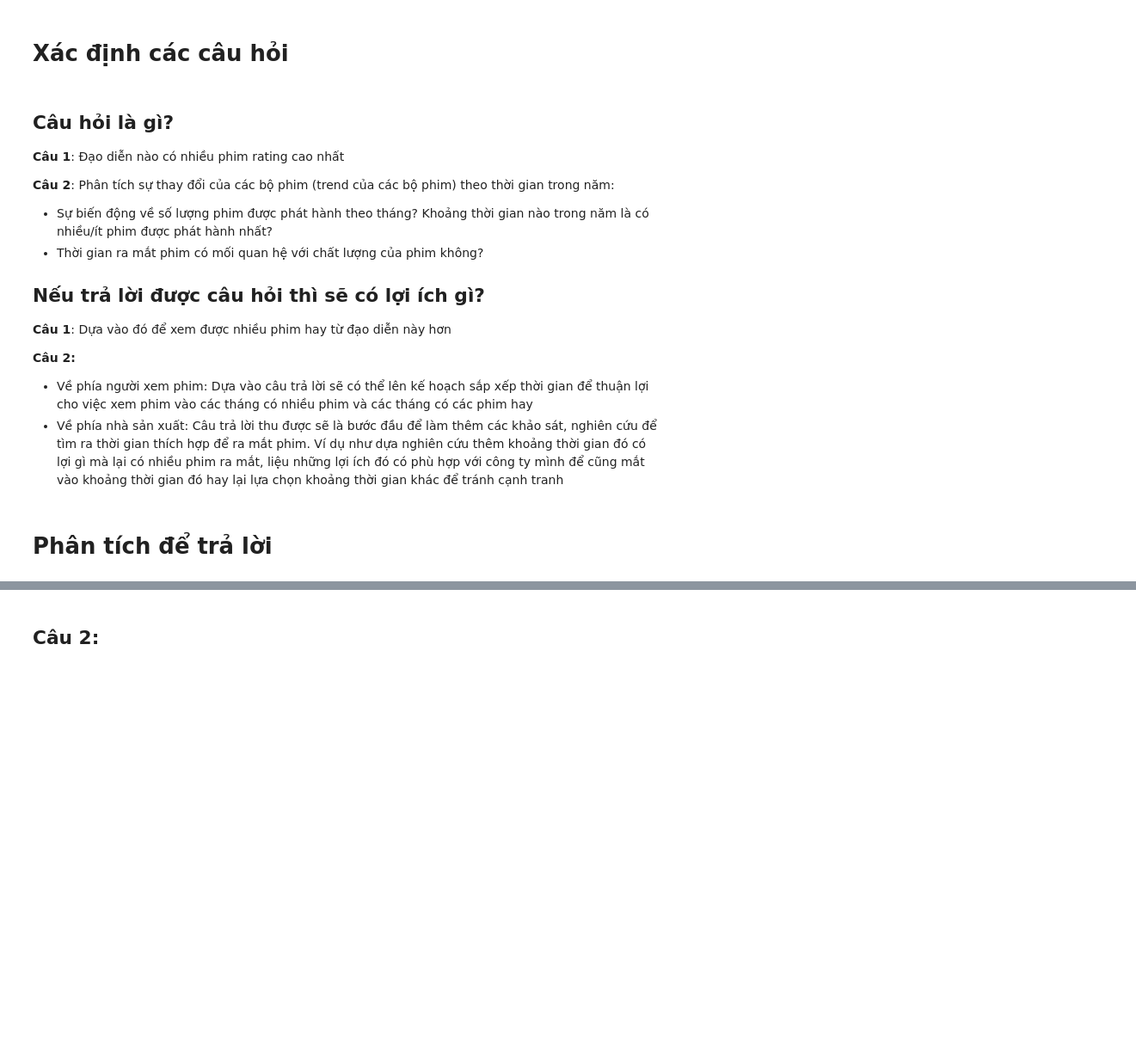
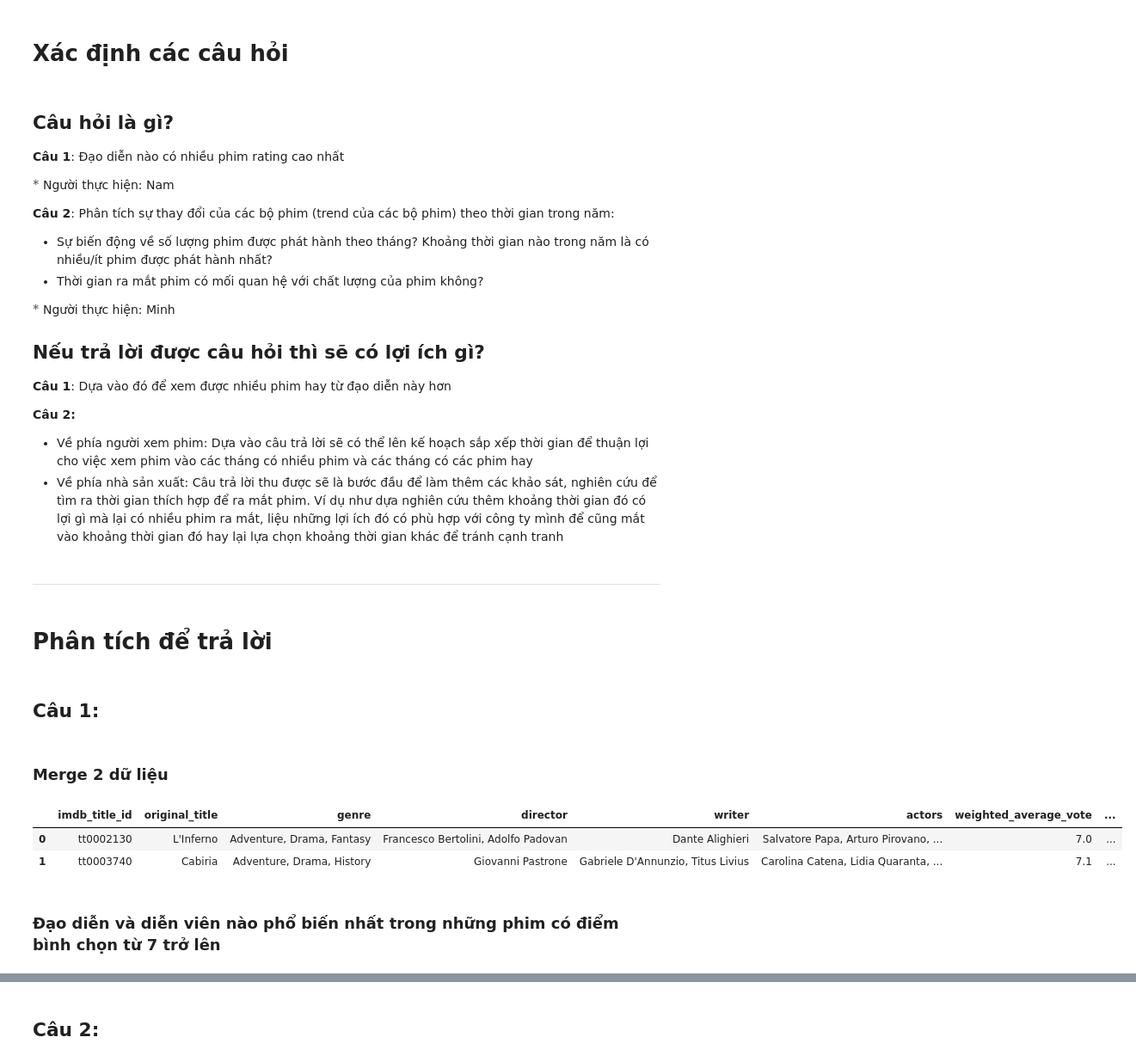
Before and after one commit to namhoai167/P4DS_Project, a Jupyter notebook: Final_Project.ipynb, the cells around one changed output, grey strips where cells are left out. Shown at 86% size. Cells and saved outputs as stored; diff of their text form; code cells hidden in the pictures; blank space fills up the shorter version.

Commit message:
Merge nam-branch

```diff
--- a/Final_Project.ipynb
+++ b/Final_Project.ipynb
@@ -610,9 +628,13 @@ Eng_df[['actors', 'director', 'writer']].agg(lambda s: top_vals(s, 5))
 ## Câu hỏi là gì?
 **Câu 1**: Đạo diễn nào có nhiều phim rating cao nhất
 
+$*$ Người thực hiện: Nam
+
 **Câu 2**: Phân tích sự thay đổi của các bộ phim (trend của các bộ phim) theo thời gian trong năm:
 - Sự biến động về số lượng phim được phát hành theo tháng? Khoảng thời gian nào trong năm là có nhiều/ít phim được phát hành nhất?
 - Thời gian ra mắt phim có mối quan hệ với chất lượng của phim không?
+
+$*$ Người thực hiện: Minh
 
 ## Nếu trả lời được câu hỏi thì sẽ có lợi ích gì?
 **Câu 1**: Dựa vào đó để xem được nhiều phim hay từ đạo diễn này hơn
@@ -620,5 +642,39 @@ Eng_df[['actors', 'director', 'writer']].agg(lambda s: top_vals(s, 5))
 **Câu 2:**
 - Về phía người xem phim: Dựa vào câu trả lời sẽ có thể lên kế hoạch sắp xếp thời gian để thuận lợi cho việc xem phim vào các tháng có nhiều phim và các tháng có các phim hay
 - Về phía nhà sản xuất: Câu trả lời thu được sẽ là bước đầu để làm thêm các khảo sát, nghiên cứu để tìm ra thời gian thích hợp để ra mắt phim. Ví dụ như dựa nghiên cứu thêm khoảng thời gian đó có lợi gì mà lại có nhiều phim ra mắt, liệu những lợi ích đó có phù hợp với công ty mình để cũng mắt vào khoảng thời gian đó hay lại lựa chọn khoảng thời gian khác để tránh cạnh tranh
+# %% [markdown]
+---
 # %% [markdown]
 # Phân tích để trả lời
+# %% [markdown]
+## Câu 1:
+# %% [markdown]
+### Merge 2 dữ liệu
+# %%
+# Merge 2 bảng với những cột có thông tin thú vị
+# Số lượng vote phải hơn 2000 để tránh những phim spam đánh giá
+df1 = movies_df[movies_df.votes >= 2000]
+df1 = df1[['imdb_title_id',
+           'original_title',
+           'genre',
+           'director',
+           'writer',
+           'actors']]
+
+df2 = ratings_df[ratings_df.total_votes >= 2000]
+df2 = df2[['imdb_title_id',
+           'weighted_average_vote',
+           'allgenders_18age_avg_vote',
+           'males_allages_avg_vote',
+           'males_18age_avg_vote',
+           'females_allages_avg_vote',
+           'females_18age_avg_vote']]
+
+movies_ratings_df = pd.merge(df1, df2, on='imdb_title_id')
+movies_ratings_df.head(2)
+# %% [output]
+|  | imdb_title_id | original_title | genre | director | writer | actors | weighted_average_vote | ... |
+| 0 | tt0002130 | L'Inferno | Adventure, Drama, Fantasy | Francesco Bertolini, Adolfo Padovan | Dante Alighieri | Salvatore Papa, Arturo Pirovano, ... | 7.0 | ... |
+| 1 | tt0003740 | Cabiria | Adventure, Drama, History | Giovanni Pastrone | Gabriele D'Annunzio, Titus Livius | Carolina Catena, Lidia Quaranta, ... | 7.1 | ... |
+# %% [markdown]
+### Đạo diễn và diễn viên nào phổ biến nhất trong những phim có điểm bình chọn từ 7 trở lên
```
Also changed, not shown: parts of 15 cells of this notebook.
